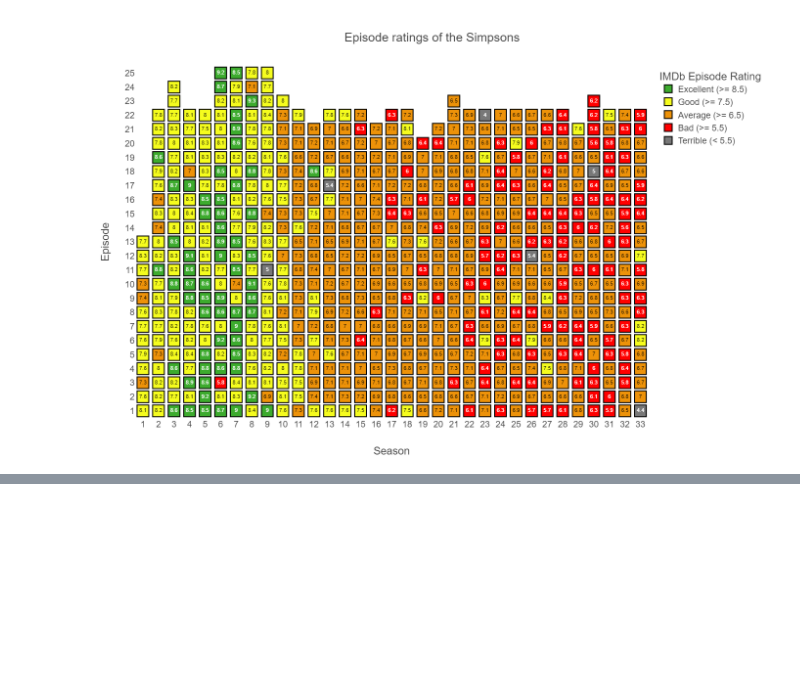
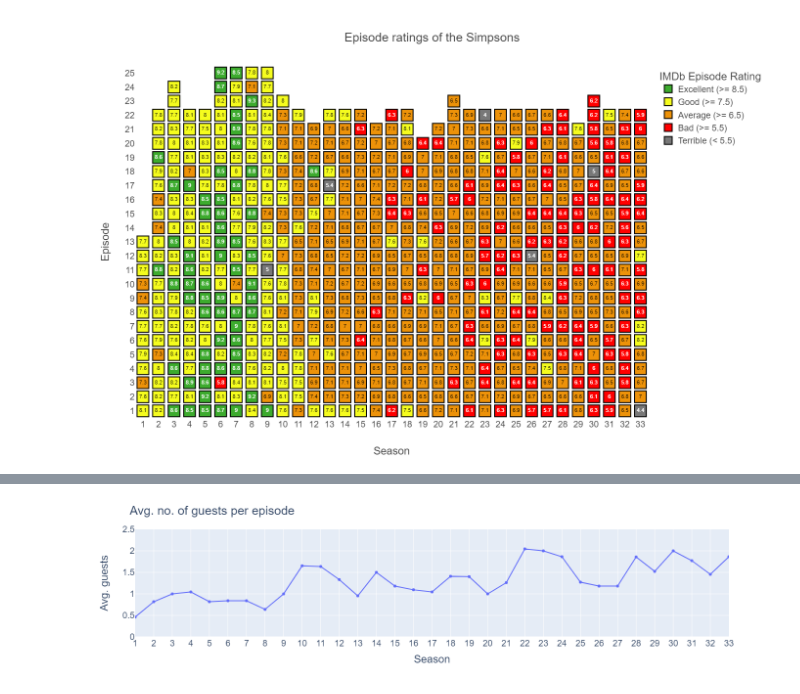
Before and after one commit to jdcollier89/SimpsonsAnalysis, a Jupyter notebook: 5. feature engineering.ipynb, the cells around one changed output, grey strips where cells are left out. Saved outputs shown, nothing was run; the diff lists cells and outputs as text; code cells hidden in the pictures; blank space fills up the shorter version.

```diff
--- a/5. feature engineering.ipynb
+++ b/5. feature engineering.ipynb
@@ -191,0 +247,16 @@ fig.write_image("./img/simpsons_episode_rating.png")
+# %%
+fig = px.line(simpsons_season, x='season', y='guest', markers=True)
+
+fig.update_layout(
+    font_family="Arial",
+    font_size=18,
+    title="Avg. no. of guests per episode",
+    xaxis_title="Season",
+    yaxis_title="Avg. guests"
+)
+fig.update_xaxes(range=[1, 33], tick0=1, dtick=1)
+fig.update_yaxes(range=[0, 2.5])
+
+fig.show()
+# %% [output]
+[figure, added]
```
Also changed, not shown: parts of 14 cells of this notebook, 5 other files.
